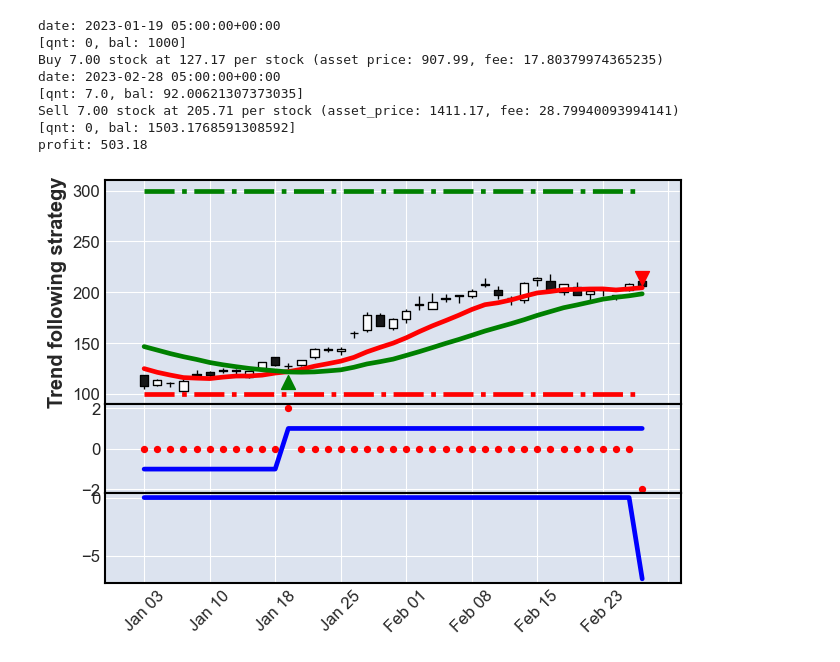
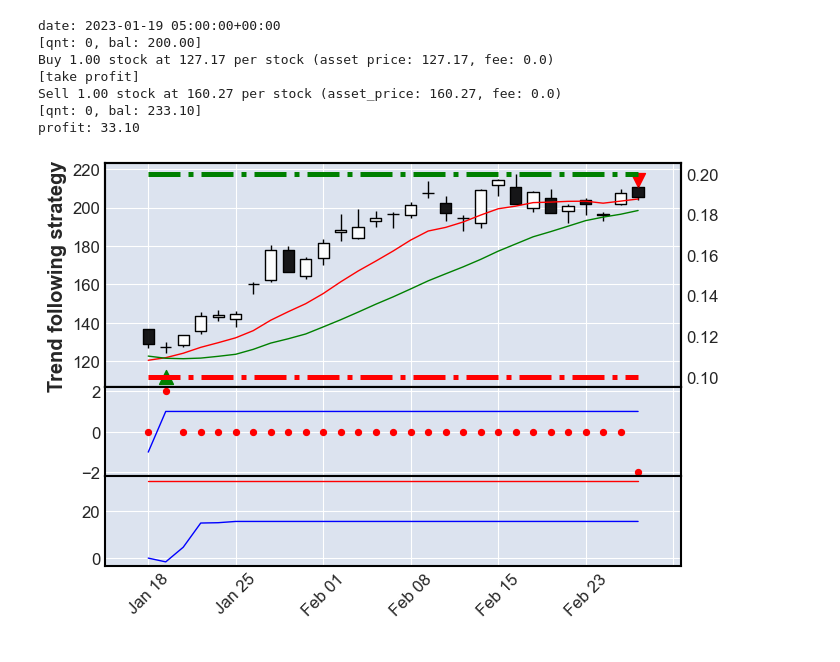
Before and after one commit to ArnasVaic/FI, a Jupyter notebook: lab3/main.ipynb, the cells around one changed output. Drawn from its saved outputs; the diff is of its cells as text; code cells hidden in the pictures.

```diff
--- a/lab3/main.ipynb
+++ b/lab3/main.ipynb
@@ -25,7 +26,7 @@ def sell(date, balance, asset_quantity, current_price, fee, df):
 
     df.loc[date, 'dfee'] = fee * asset_quantity * current_price
 
-    return (balance, asset_quantity)
+    return (balance, asset_quantity, df)
 
 
 def buy(date, balance, asset_quantity, current_price, fee, df):
@@ -39,9 +40,9 @@ def buy(date, balance, asset_quantity, current_price, fee, df):
 
     df.loc[date, 'dbalance'] = -asset_price
     df.loc[date, 'dfee'] = fee * asset_buy_quantity * current_price
-    df.loc[date, 'dposition'] = asset_buy_quantity
+    df.loc[date, 'dasset_quantity'] = asset_buy_quantity
 
-    return (balance, asset_quantity)
+    return (balance, asset_quantity, df)
 # %%
 def initialize_marker_columns(df):
     # zero everywhere, except where buy action happened
@@ -124,21 +137,25 @@ def run_trend_following_strategy(df, fee, short, long, stop_loss, take_profit, i
     #print(f'max price: {df['Close'].max():.2f}')
     return df
 # %%
-fee = 0.02
+fee = 0.00
+initial_investment = 200
+start_date, end_date = '2023-01-18', '2023-03-01'
+
+stop_loss_range = np.arange()
+
+
+stop_loss, take_profit = 0.1, 0.3
 short_window, long_window = 10, 20
-initial_investment = 1000
-stop_loss, take_profit = 100, 300
-start_date, end_date = '2023-01-01', '2023-03-01'
+
 df = run_trend_following_strategy(df, fee, short_window, long_window, stop_loss, take_profit, initial_investment, start_date, end_date)
 # %% [output]
 date: 2023-01-19 05:00:00+00:00
-[qnt: 0, bal: 1000]
-Buy 7.00 stock at 127.17 per stock (asset price: 907.99, fee: 17.80379974365235)
-date: 2023-02-28 05:00:00+00:00
-[qnt: 7.0, bal: 92.00621307373035]
-Sell 7.00 stock at 205.71 per stock (asset_price: 1411.17, fee: 28.79940093994141)
-[qnt: 0, bal: 1503.1768591308592]
-profit: 503.18
+[qnt: 0, bal: 200.00]
+Buy 1.00 stock at 127.17 per stock (asset price: 127.17, fee: 0.0)
+[take profit]
+Sell 1.00 stock at 160.27 per stock (asset_price: 160.27, fee: 0.0)
+[qnt: 0, bal: 233.10]
+profit: 33.10
 # %%
 
 df['qnt'] = df['dasset_quantity'].cumsum()
@@ -198,18 +215,19 @@ df['profit'] = df['dprofit'].cumsum()
 # %%
 marker_offset = 10
 
 apds = [
     mpf.make_addplot(df['stop_loss'], color='r', linestyle='-.'),
     mpf.make_addplot(df['take_profit'], color='g', linestyle='-.'),
-    mpf.make_addplot(df['buy_action'] - marker_offset, type='scatter', panel=0, secondary_y=False, markersize=100, marker='^', color = 'green'),
-    mpf.make_addplot(df['sell_action'] + marker_offset, type='scatter', panel=0, secondary_y=False, markersize=100, marker='v', color = 'red'),
+    mpf.make_addplot(df['buy_action'] - marker_offset, type='scatter', panel=0, secondary_y=False, markersize=100, marker='^', color = 'green', width=1),
+    mpf.make_addplot(df['sell_action'] + marker_offset, type='scatter', panel=0, secondary_y=False, markersize=100, marker='v', color = 'red', width=1),
     mpf.make_addplot(df['dsignal'], type='scatter', panel=1, color='r', secondary_y=False),
-    mpf.make_addplot(df['sma-short'], panel=0, color='r', secondary_y=False, ylabel='long'),
-    mpf.make_addplot(df['sma-long'], panel=0, color='g', secondary_y=False, ylabel='short'),
-    mpf.make_addplot(df['signal'], panel=1, color='b', secondary_y=False),
-    mpf.make_addplot(df['qnt'], panel=2, color='b', secondary_y=False)
+    mpf.make_addplot(df['sma-short'], panel=0, color='r', secondary_y=False, ylabel='long', width=1),
+    mpf.make_addplot(df['sma-long'], panel=0, color='g', secondary_y=False, ylabel='short', width=1),
+    mpf.make_addplot(df['signal'], panel=1, color='b', secondary_y=False, width=1),
+    mpf.make_addplot(df['profit'], panel=2, color='b', secondary_y=False, width=1),
+    mpf.make_addplot(df['real_profit'], panel=2, color='r', secondary_y=False, width=1),
 ]
 
 mpf.plot(df, type='candle', addplot=apds, volume=False, ylabel='Trend following strategy')
 # %% [output]
-[figure, old version]
+[figure, new version]
```
Also changed, not shown: parts of 3 cells of this notebook, 1 other file.
